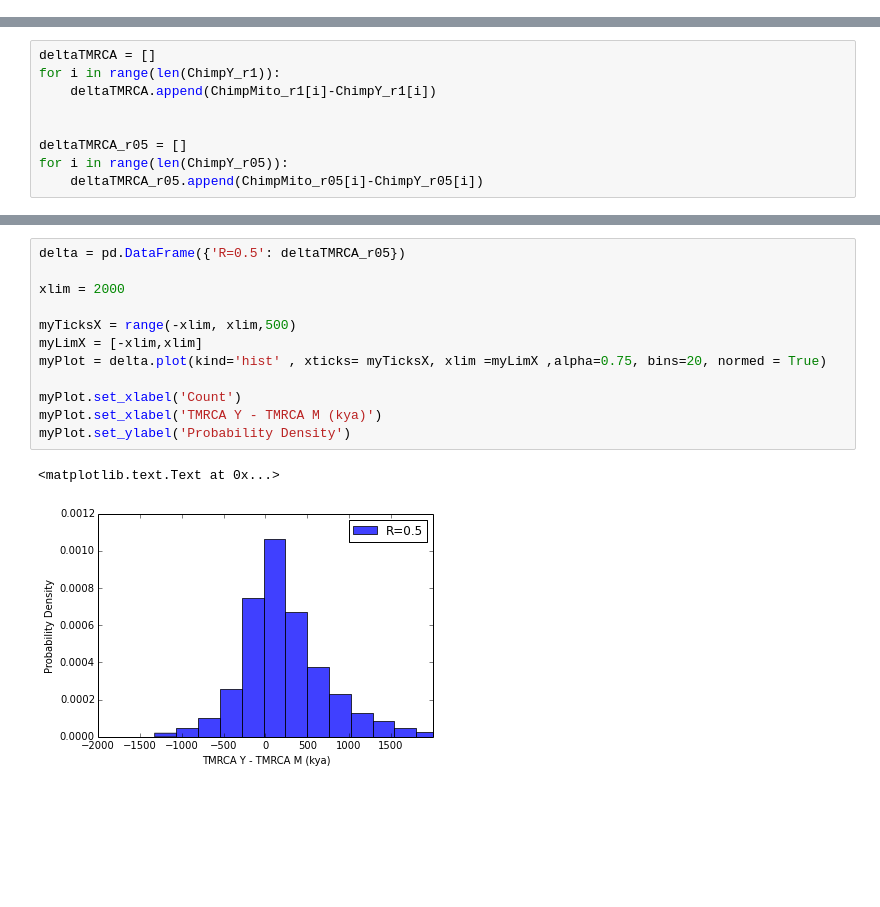
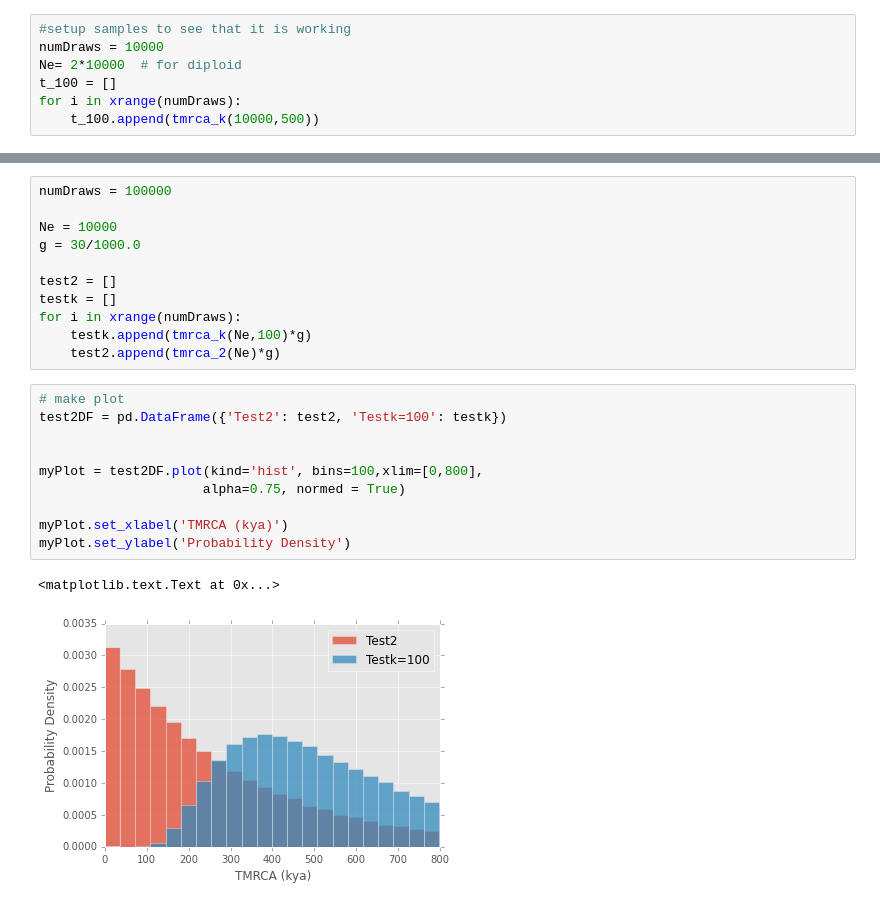
Before and after one commit to moetjens/ChimpY, a Jupyter notebook: TMRCA_Distribution.ipynb, the cells around one changed output, grey strips where cells are left out. Cells and saved outputs as stored; diff of their text form; blank space fills up the shorter version.

```diff
--- a/TMRCA_Distribution.ipynb
+++ b/TMRCA_Distribution.ipynb
@@ -35,0 +64,7 @@ pickle.dump(Baka, open("Baka.100K.save","wb"))
+# %%
+#setup samples to see that it is working
+numDraws = 10000
+Ne= 2*10000  # for diploid
+t_100 = []
+for i in xrange(numDraws):
+    t_100.append(tmrca_k(10000,500))
@@ -129,9 +105,0 @@ myPlot.set_ylabel('Probability Density')
-# %%
-deltaTMRCA = []
-for i in range(len(ChimpY_r1)):
-    deltaTMRCA.append(ChimpMito_r1[i]-ChimpY_r1[i])
-
-
-deltaTMRCA_r05 = []
-for i in range(len(ChimpY_r05)):
-    deltaTMRCA_r05.append(ChimpMito_r05[i]-ChimpY_r05[i])
@@ -138,15 +112,24 @@ for i in range(len(ChimpY_r05)):
+# %%
+numDraws = 100000
+
+Ne = 10000
+g = 30/1000.0
+
+test2 = []
+testk = []
+for i in xrange(numDraws):
+    testk.append(tmrca_k(Ne,100)*g)
+    test2.append(tmrca_2(Ne)*g)
 # %%
-delta = pd.DataFrame({'R=0.5': deltaTMRCA_r05})
+# make plot
+test2DF = pd.DataFrame({'Test2': test2, 'Testk=100': testk})
 
-xlim = 2000
 
-myTicksX = range(-xlim, xlim,500)
-myLimX = [-xlim,xlim]
-myPlot = delta.plot(kind='hist' , xticks= myTicksX, xlim =myLimX ,alpha=0.75, bins=20, normed = True)
+myPlot = test2DF.plot(kind='hist', bins=100,xlim=[0,800],
+                     alpha=0.75, normed = True)
 
-myPlot.set_xlabel('Count')
-myPlot.set_xlabel('TMRCA Y - TMRCA M (kya)')
+myPlot.set_xlabel('TMRCA (kya)')
 myPlot.set_ylabel('Probability Density')
 # %% [output]
 <matplotlib.text.Text at 0x...>
-[figure, old version]
+[figure, new version]
```
Also changed, not shown: parts of 23 cells of this notebook.
